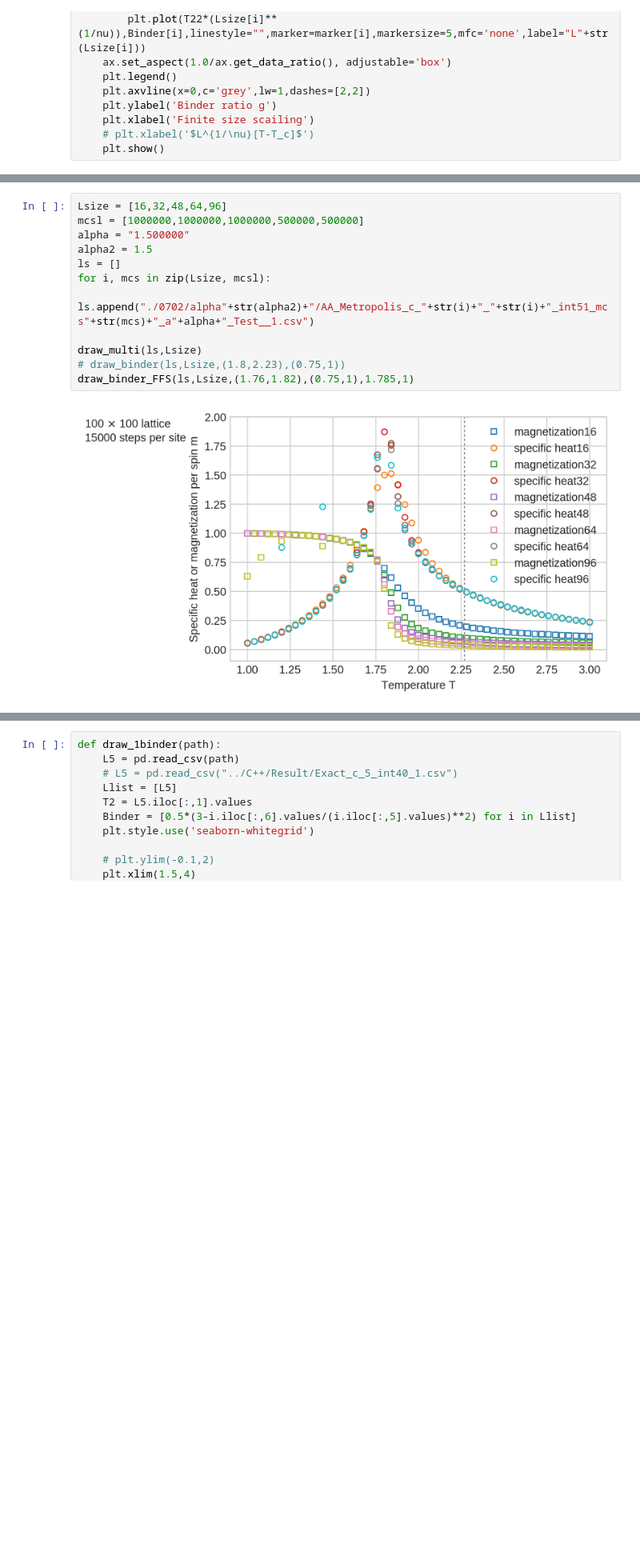
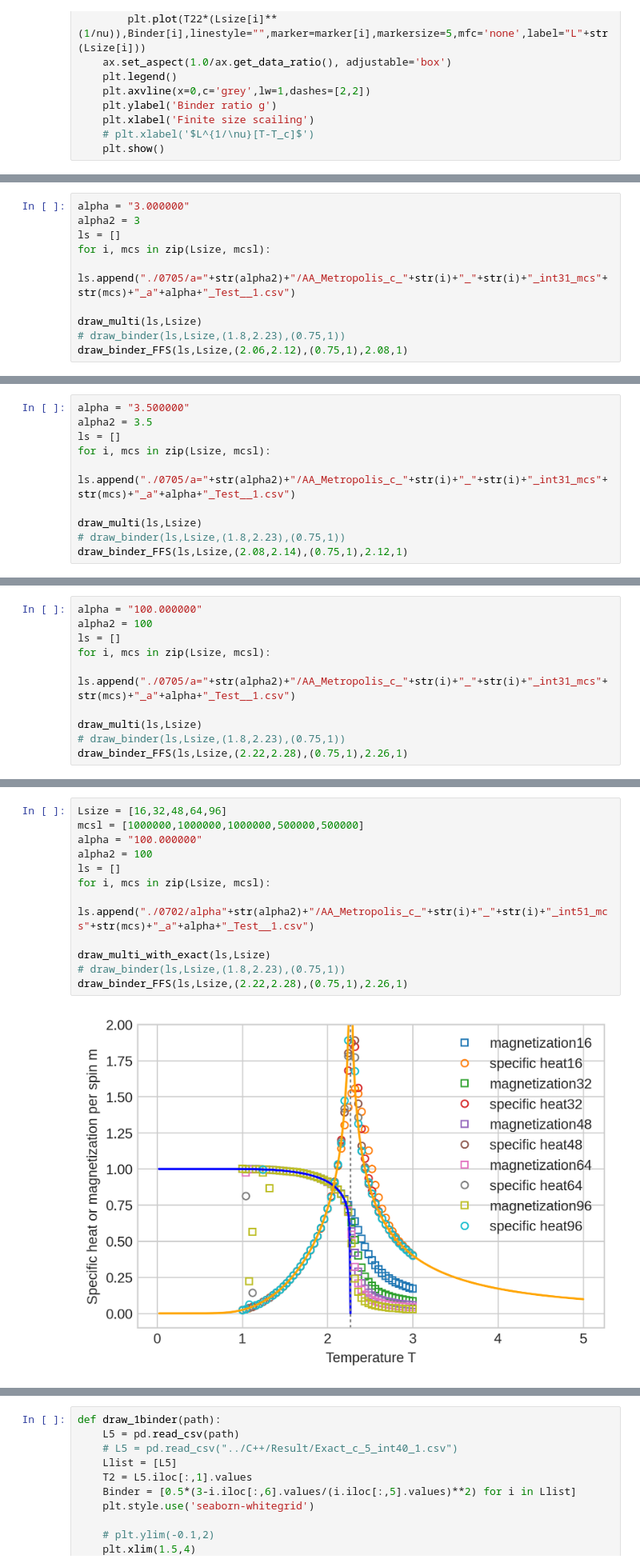
Before and after one commit to seongsukim-ml/2022_CMBP, a Jupyter notebook: MonteCarlo/Project1/Anti_Anisotropy/AA_Metropolis/Result/Data_Plotting_2.ipynb, the cells around one changed output, grey strips where cells are left out. Shown at 80% size. Cells and saved outputs as stored; diff of their text form; blank space fills up the shorter version.

```diff
--- a/MonteCarlo/Project1/Anti_Anisotropy/AA_Metropolis/Result/Data_Plotting_2.ipynb
+++ b/MonteCarlo/Project1/Anti_Anisotropy/AA_Metropolis/Result/Data_Plotting_2.ipynb
@@ -166,0 +287,10 @@ FileNotFoundError: File b'./0705/a=1/AA_Metropolis_c_16_16_int51_mcs2000000_a1.0
+# %%
+alpha = "3.000000"
+alpha2 = 3
+ls = []
+for i, mcs in zip(Lsize, mcsl):
+    ls.append("./0705/a="+str(alpha2)+"/AA_Metropolis_c_"+str(i)+"_"+str(i)+"_int31_mcs"+str(mcs)+"_a"+alpha+"_Test__1.csv")
+
+draw_multi(ls,Lsize)
+# draw_binder(ls,Lsize,(1.8,2.23),(0.75,1))
+draw_binder_FFS(ls,Lsize,(2.06,2.12),(0.75,1),2.08,1)
@@ -166,0 +301,10 @@ FileNotFoundError: File b'./0705/a=1/AA_Metropolis_c_16_16_int51_mcs2000000_a1.0
+# %%
+alpha = "3.500000"
+alpha2 = 3.5
+ls = []
+for i, mcs in zip(Lsize, mcsl):
+    ls.append("./0705/a="+str(alpha2)+"/AA_Metropolis_c_"+str(i)+"_"+str(i)+"_int31_mcs"+str(mcs)+"_a"+alpha+"_Test__1.csv")
+
+draw_multi(ls,Lsize)
+# draw_binder(ls,Lsize,(1.8,2.23),(0.75,1))
+draw_binder_FFS(ls,Lsize,(2.08,2.14),(0.75,1),2.12,1)
@@ -166,0 +315,10 @@ FileNotFoundError: File b'./0705/a=1/AA_Metropolis_c_16_16_int51_mcs2000000_a1.0
+# %%
+alpha = "100.000000"
+alpha2 = 100
+ls = []
+for i, mcs in zip(Lsize, mcsl):
+    ls.append("./0705/a="+str(alpha2)+"/AA_Metropolis_c_"+str(i)+"_"+str(i)+"_int31_mcs"+str(mcs)+"_a"+alpha+"_Test__1.csv")
+
+draw_multi(ls,Lsize)
+# draw_binder(ls,Lsize,(1.8,2.23),(0.75,1))
+draw_binder_FFS(ls,Lsize,(2.22,2.28),(0.75,1),2.26,1)
@@ -167,14 +329,14 @@ FileNotFoundError: File b'./0705/a=1/AA_Metropolis_c_16_16_int51_mcs2000000_a1.0
 # %%
 Lsize = [16,32,48,64,96]
 mcsl = [1000000,1000000,1000000,500000,500000]
-alpha = "1.500000"
-alpha2 = 1.5
+alpha = "100.000000"
+alpha2 = 100
 ls = []
 for i, mcs in zip(Lsize, mcsl):
     ls.append("./0702/alpha"+str(alpha2)+"/AA_Metropolis_c_"+str(i)+"_"+str(i)+"_int51_mcs"+str(mcs)+"_a"+alpha+"_Test__1.csv")
 
-draw_multi(ls,Lsize)
+draw_multi_with_exact(ls,Lsize)
 # draw_binder(ls,Lsize,(1.8,2.23),(0.75,1))
-draw_binder_FFS(ls,Lsize,(1.76,1.82),(0.75,1),1.785,1)
+draw_binder_FFS(ls,Lsize,(2.22,2.28),(0.75,1),2.26,1)
 # %% [output]
-[figure, old version]
+[figure, new version]
```
Also changed, not shown: parts of 19 cells of this notebook, 55 other files.
